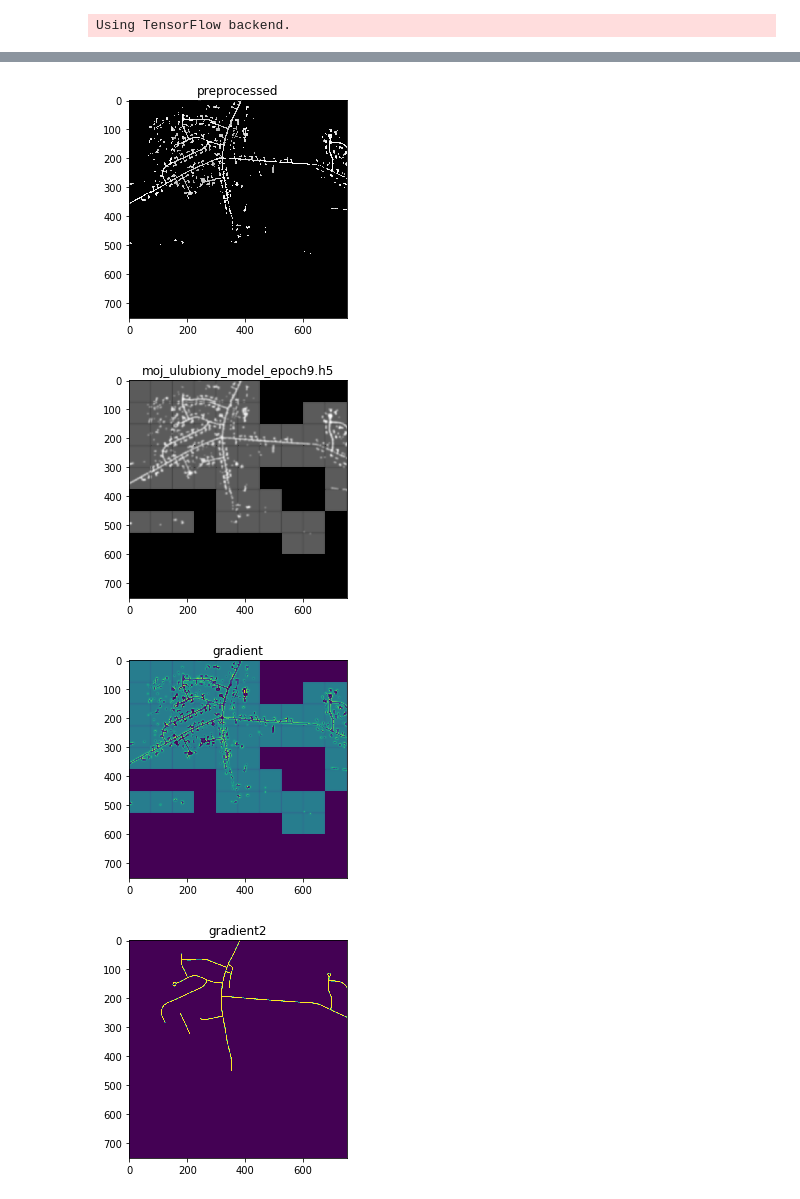
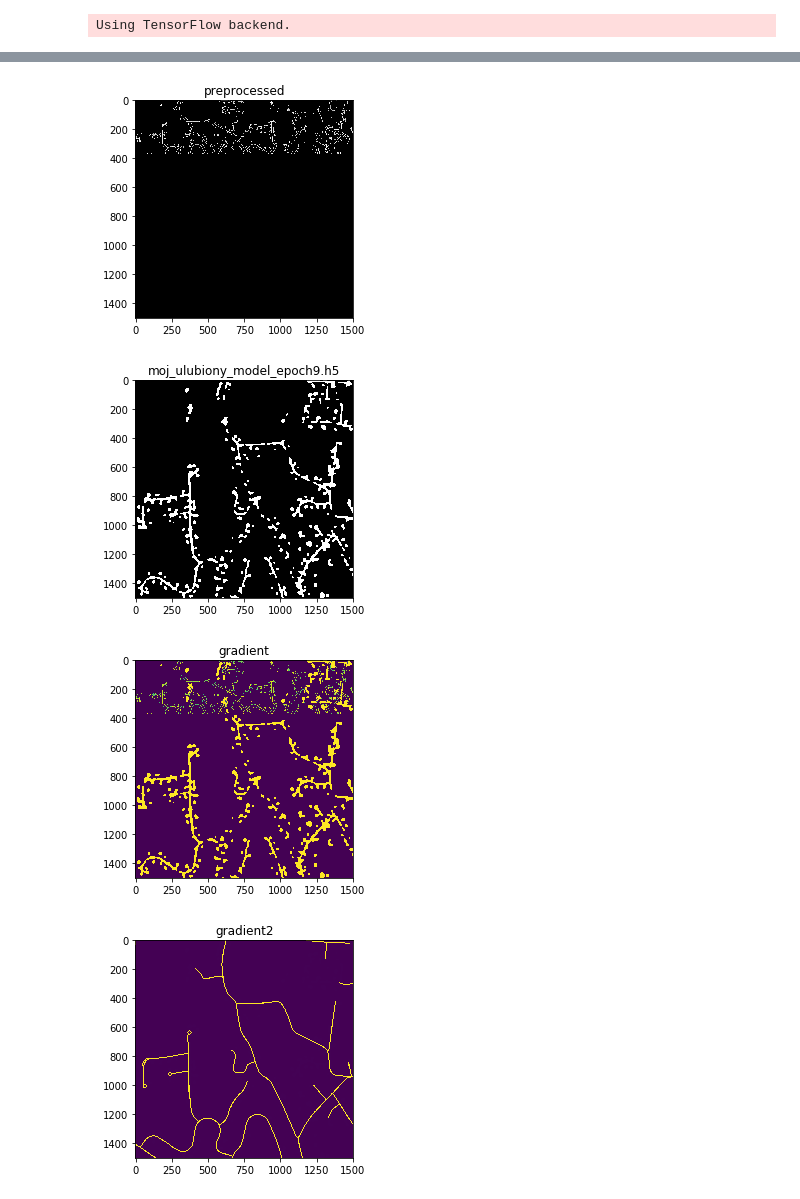
Before and after one commit to damjur/RoadFinder, a Jupyter notebook: Untitled.ipynb, the cells around one changed output, grey strips where cells are left out. Saved outputs shown, nothing was run; the diff lists cells and outputs as text; code cells hidden in the pictures.

```diff
--- a/Untitled.ipynb
+++ b/Untitled.ipynb
@@ -8,12 +8,12 @@ import os
 # %% [output]
 Using TensorFlow backend.
 # %%
-img = loadImage("http://www.cs.toronto.edu/~vmnih/data/mass_roads/train/sat/10078660_15.tiff")
-img = cv2.resize(img,SIZE)
+img = loadImage("http://www.cs.toronto.edu/~vmnih/data/mass_roads/train/sat/10378765_15.tiff")
+# img = cv2.resize(img,SIZE)
 plt.imshow(img)
 plt.show()
-label = loadImage("http://www.cs.toronto.edu/~vmnih/data/mass_roads/train/map/10078660_15.tif")
-label = cv2.resize(label,SIZE)
+label = loadImage("http://www.cs.toronto.edu/~vmnih/data/mass_roads/train/map/10378765_15.tif")
+# label = cv2.resize(label,SIZE)
 plt.imshow(label)
 plt.show()
 # %% [output]
@@ -31,6 +31,7 @@ def collectPatches(patches,shape):
 
 
 def processImage(image,model):
+    image = cv2.resize(image,SIZE)
     patches = np.array(preprocessorX(image))
     patches = patches.reshape(len(patches),SIDE+2*IMPOSITION,SIDE+2*IMPOSITION,1)
 
@@ -52,45 +53,51 @@ def processImage(image,model):
     if d!=0:
         result /= d
 
+    result = cv2.resize(result,(1500,1500))
+    result = cv2.GaussianBlur(result,(25,25),0)
+    zx = 0.5
+    result[result>zx] = 1
+    result[result<=zx] = 0
 #     result[result<np.percentile(result[result>0],94)] = 0
 #     result[result!=0]=1
-
-
-#     kernel = np.ones((5,5),np.uint8)
-#     result = cv2.morphologyEx(result,cv2.MORPH_CLOSE,kernel)
-#     result = cv2.morphologyEx(result,cv2.MORPH_OPEN,kernel)
+    kernel = np.ones((5,5),np.uint8)
+    result = cv2.erode(result, kernel)
+    kernel = np.ones((9,9),np.uint8)
+    result = cv2.morphologyEx(result,cv2.MORPH_OPEN,kernel)
+    kernel = np.ones((7,7),np.uint8)
+    result = cv2.morphologyEx(result,cv2.MORPH_CLOSE,kernel)
 
     return result
 
-patches = np.array(preprocessorX(img))[:,IMPOSITION:-IMPOSITION,IMPOSITION:-IMPOSITION]
+patches = np.array(preprocessorX(cv2.resize(img, SIZE)))[:,IMPOSITION:-IMPOSITION,IMPOSITION:-IMPOSITION]
 result1 = collectPatches(patches,img.shape[:2])
 plt.imshow(result1,cmap='gray')
 plt.title('preprocessed')
 plt.show()
 
 
 mydir = '.'#'1-1-1-1-1'#'3-3-3-3-3'
 model_paths = [f for f in os.listdir(mydir) if os.path.isfile(os.path.join(mydir, f)) and f.startswith('moj_ulubiony_model') and f.endswith('.h5')]
 
 for model_path in model_paths[-1:]:
     model = load_model(model_path)
     result2 = processImage(img,model)
     plt.imshow(result2,cmap='gray')
     plt.title(model_path)
     plt.show()
 #     plt.hist(result2.ravel())
 #     plt.title(model_path)
 #     plt.show()
 
 plt.imshow(np.abs(result1 - result2))
 plt.title('gradient')
 plt.show()
 
 plt.imshow(np.abs(label - result2))
 plt.title('gradient2')
 plt.show()
 # %% [output]
-[figure, old version]
+[figure, new version]
-[figure, old version]
+[figure, new version]
-[figure, old version]
+[figure, new version]
-[figure, old version]
+[figure, new version]
```
Also changed, not shown: parts of 1 cell of this notebook.
